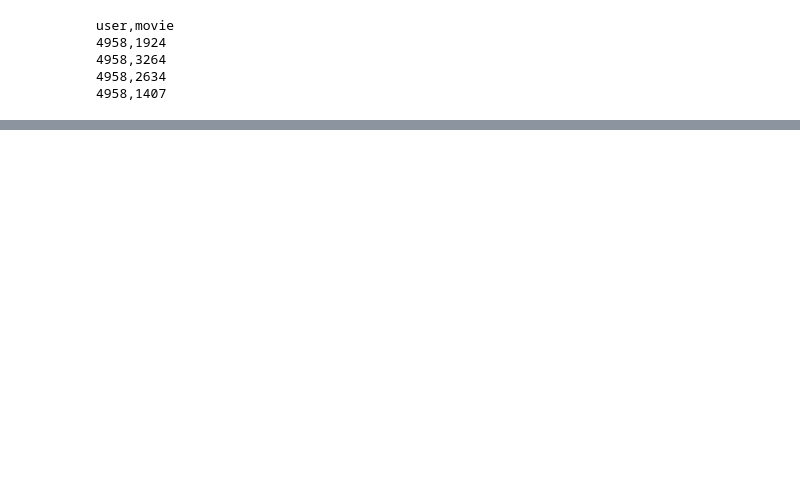
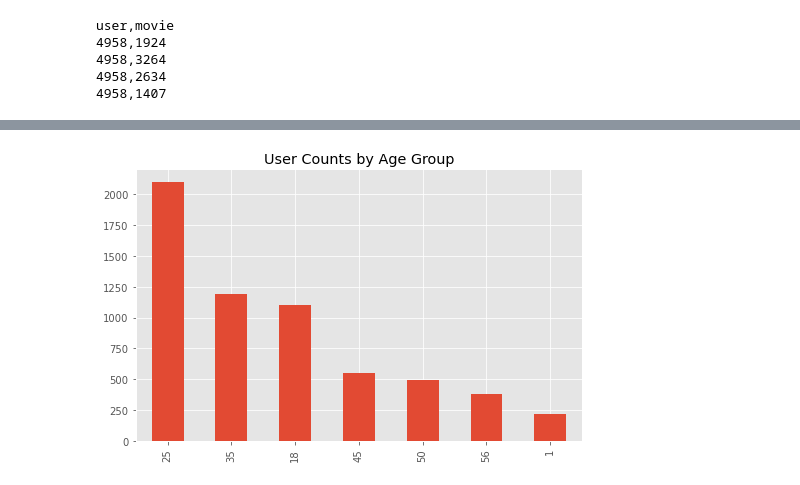
Before and after one commit to jkh-code/movie-recommender, a Jupyter notebook: notebooks/eda-jamal.ipynb, the cells around one changed output, grey strips where cells are left out. Cells and saved outputs as stored; diff of their text form; code cells hidden in the pictures; blank space fills up the shorter version.

```diff
--- a/notebooks/eda-jamal.ipynb
+++ b/notebooks/eda-jamal.ipynb
@@ -39,0 +205,6 @@ user,movie
+# %%
+fig, ax = plt.subplots(figsize=(8, 5))
+df_users["Age"].value_counts().plot(kind="bar", ax=ax)
+ax.set_title("User Counts by Age Group");
+# %% [output]
+[figure, added]
```
Also changed, not shown: parts of 40 cells of this notebook.
